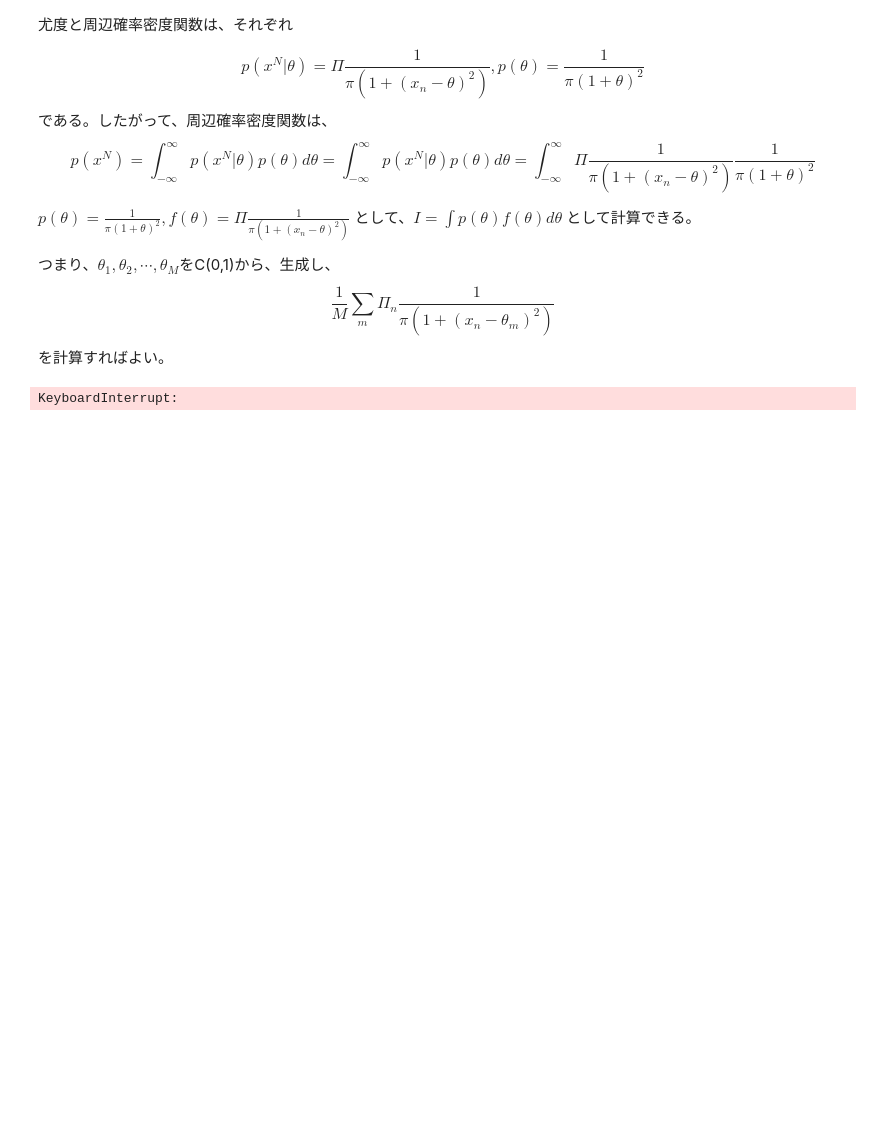
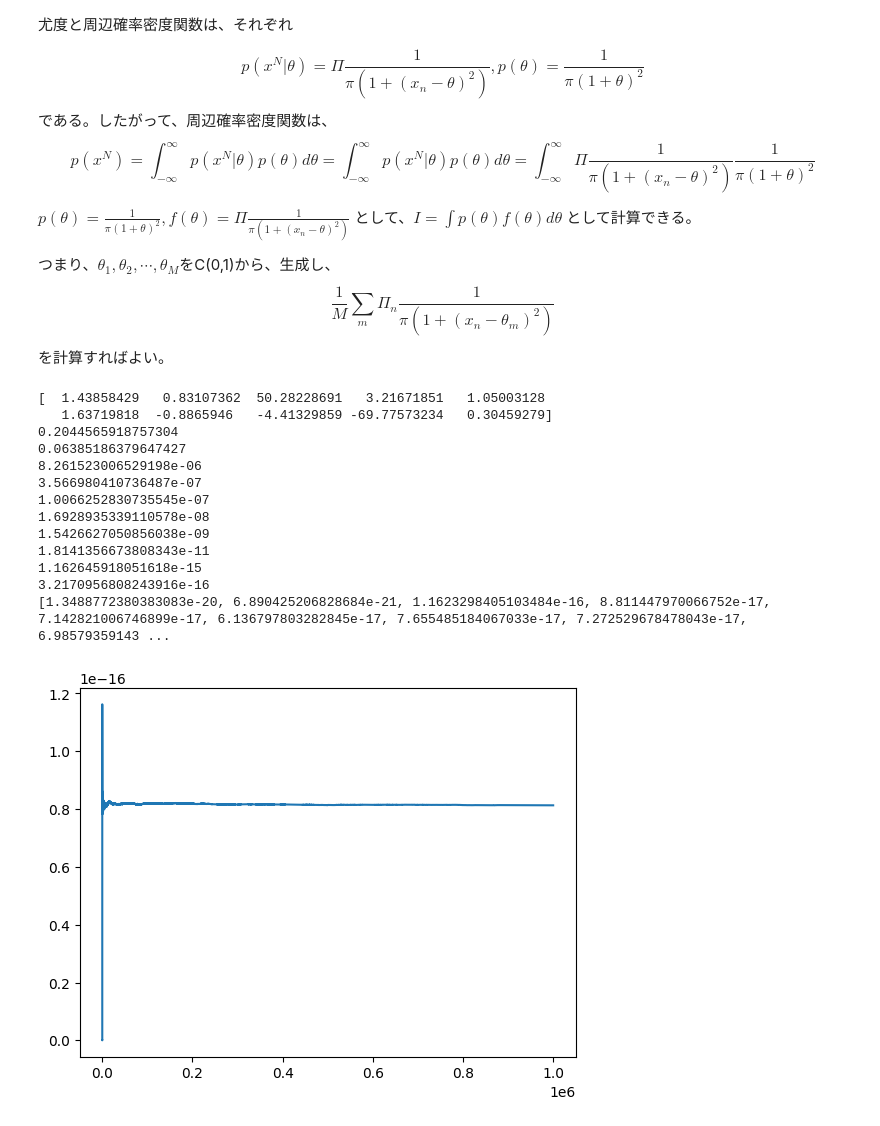
Before and after one commit to yoshikage-maeda/study_bayse, a Jupyter notebook: src/integration/monte_carlo_method.ipynb, the cells around one changed output. Drawn from its saved outputs; the diff is of its cells as text; code cells hidden in the pictures; blank space fills up the shorter version.

```diff
--- a/src/integration/monte_carlo_method.ipynb
+++ b/src/integration/monte_carlo_method.ipynb
@@ -50,26 +50,41 @@ $$
 # %%
 from scipy.stats import cauchy
 N = 10 # 観測データの数
 M = 10**6 # 積分で使うデータのサンプル数
 theta_ = np.random.standard_cauchy() # 事前分布からサンプル
 X = cauchy.rvs(loc=theta_, scale=1, size=N)
 theta = np.random.standard_cauchy(size=M)
 
 I = []
 mean = 0
 i=0
+print(X)
 while(len(I) < M):
     _theta = theta[i]
     product = 1
     for x in X:
         product *= 1/(np.pi* ( 1+(x - _theta)**2))
-    mean = (mean*len(I) + product)/(len(X) +1)
+        if i == 100:
+            print(product)
+    mean = (mean*len(I) + product)/(len(I) +1)
     I.append(mean)
     i+=1
-
+print(I[:100])
 plt.figure()
 plt.plot(range(len(I)), I)
 plt.show()
-print(X)
 # %% [output]
-KeyboardInterrupt:
+[  1.43858429   0.83107362  50.28228691   3.21671851   1.05003128
+   1.63719818  -0.8865946   -4.41329859 -69.77573234   0.30459279]
+0.2044565918757304
+0.06385186379647427
+8.261523006529198e-06
+3.566980410736487e-07
+1.0066252830735545e-07
+1.6928935339110578e-08
+1.5426627050856038e-09
+1.8141356673808343e-11
+1.162645918051618e-15
+3.2170956808243916e-16
+[1.3488772380383083e-20, 6.890425206828684e-21, 1.1623298405103484e-16, 8.811447970066752e-17, 7.142821006746899e-17, 6.136797803282845e-17, 7.655485184067033e-17, 7.272529678478043e-17, 6.98579359143 ...
+[figure, added]
```
Also changed, not shown: parts of 2 cells of this notebook, 1 other file.
